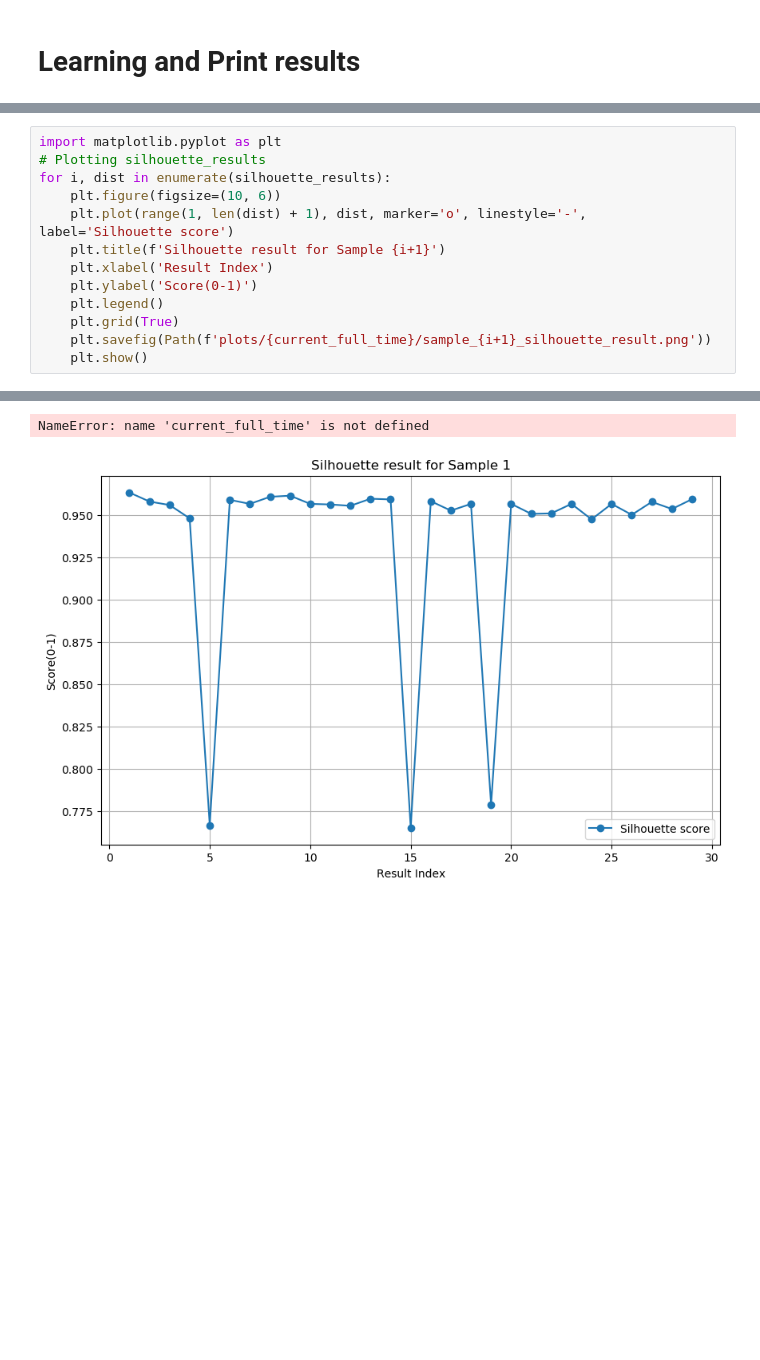
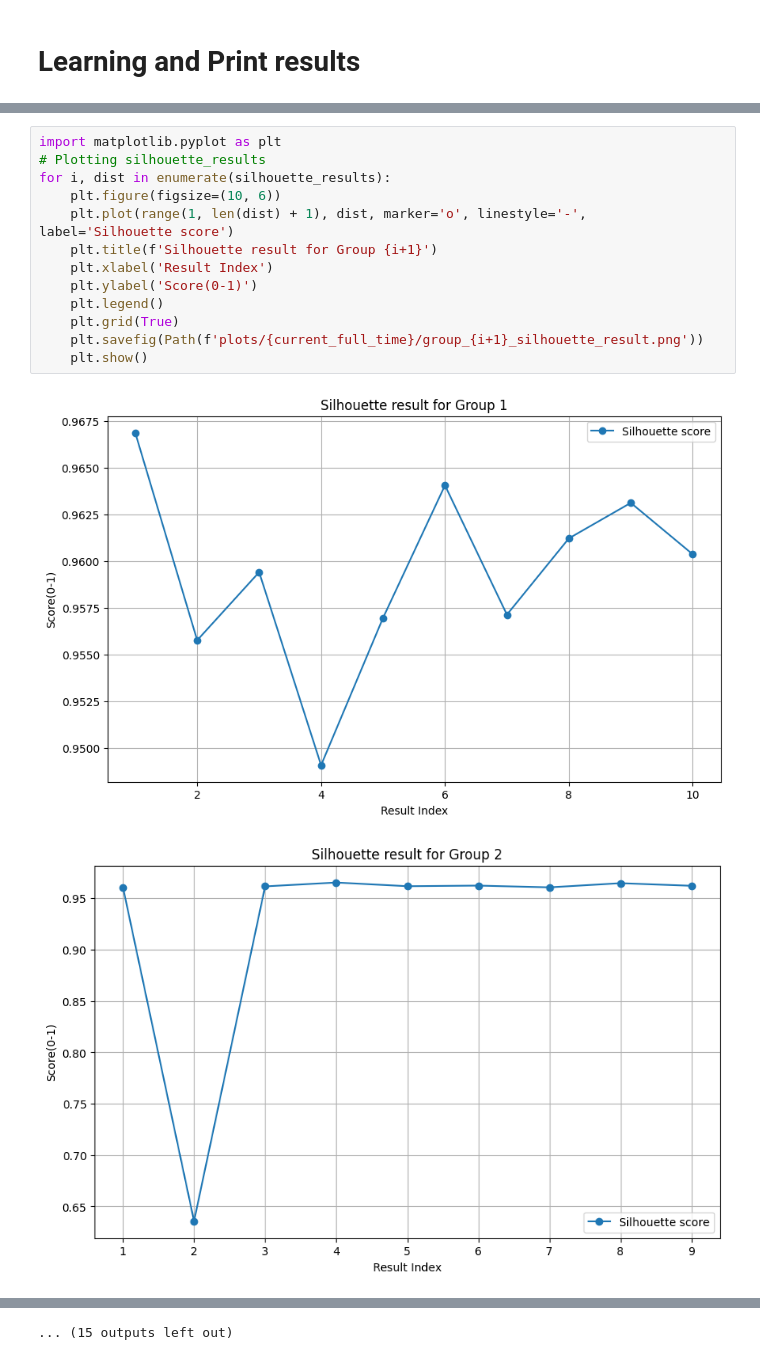
Before and after one commit to ipipos56/BachelorThesisWork2024, a Jupyter notebook: main_code.ipynb, the cells around one changed output, grey strips where cells are left out. Saved outputs shown, nothing was run; the diff lists cells and outputs as text; blank space fills up the shorter version.

Commit message:
feat(ml-model) update graphs and calculated resuts

```diff
--- a/main_code.ipynb
+++ b/main_code.ipynb
@@ -265,14 +283,16 @@ plots/2024-05-06_23-15-29/sample_19.gif
 # %%
 import matplotlib.pyplot as plt
 # Plotting silhouette_results
 for i, dist in enumerate(silhouette_results):
     plt.figure(figsize=(10, 6))
     plt.plot(range(1, len(dist) + 1), dist, marker='o', linestyle='-', label='Silhouette score')
-    plt.title(f'Silhouette result for Sample {i+1}')
+    plt.title(f'Silhouette result for Group {i+1}')
     plt.xlabel('Result Index')
     plt.ylabel('Score(0-1)')
     plt.legend()
     plt.grid(True)
-    plt.savefig(Path(f'plots/{current_full_time}/sample_{i+1}_silhouette_result.png'))
+    plt.savefig(Path(f'plots/{current_full_time}/group_{i+1}_silhouette_result.png'))
     plt.show()
 # %% [output]
+[figure, new version]
+[figure, added]
@@ -279,5 +309,4 @@ for i, dist in enumerate(silhouette_results):
-NameError: name 'current_full_time' is not defined
+... (15 outputs left out)
-[figure, old version]
 # %%
 
 indexes = range(1, len(test_losses) + 1)
```
Also changed, not shown: parts of 11 cells of this notebook.
